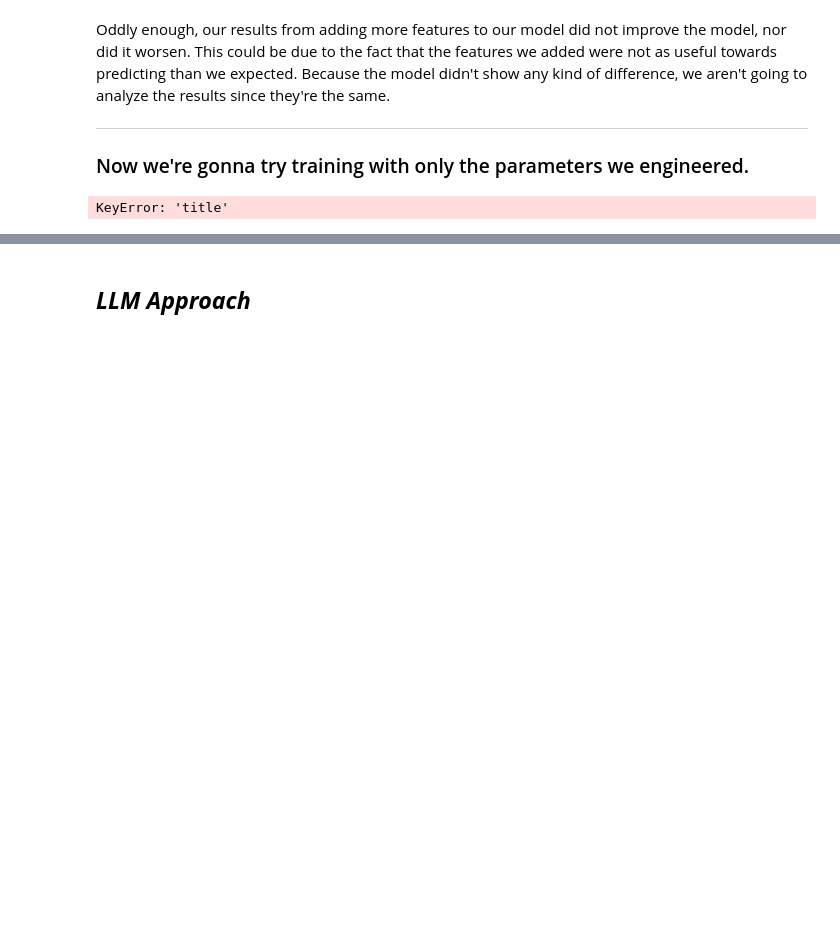
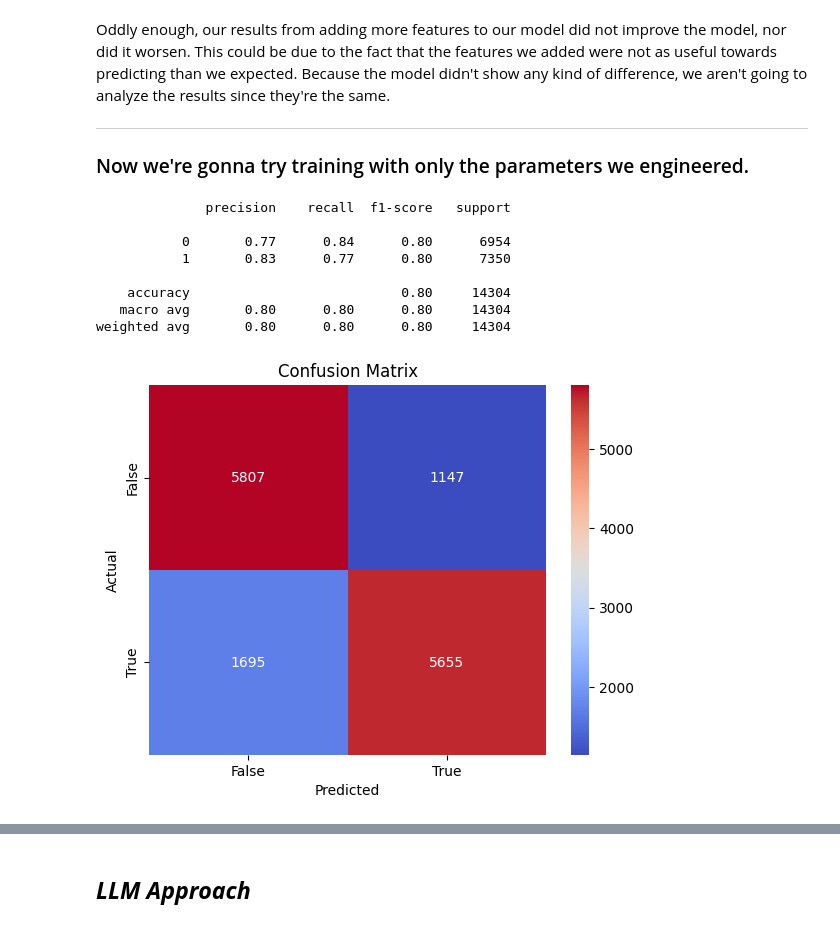
Before and after one commit to pknepps/fake-news-analysis, a Jupyter notebook: training.ipynb, the cells around one changed output, grey strips where cells are left out. Cells and saved outputs as stored; diff of their text form; code cells hidden in the pictures; blank space fills up the shorter version.

Commit message:
fixed error with feature-engineered model

```diff
--- a/training.ipynb
+++ b/training.ipynb
@@ -546,11 +546,6 @@ Y = with_len['label']
 # split the data into training and testing sets
 X_train, X_test, y_train, y_test = train_test_split(X, Y, test_size=0.2, random_state=42)
 
-# convert titles into a Bag of Words matrix
-vectorizer = TfidfVectorizer()
-X_train = vectorizer.fit_transform(X_train['title']).toarray()
-X_test = vectorizer.transform(X_test['title']).toarray()
-
 # create a logistic regression model
 model = LogisticRegression(max_iter=1000)
 
@@ -563,4 +558,31 @@ y_pred = model.predict(X_test)
 # get statistics
 print(classification_report(y_test, y_pred))
 # %% [output]
-KeyError: 'title'
+              precision    recall  f1-score   support
+
+           0       0.77      0.84      0.80      6954
+           1       0.83      0.77      0.80      7350
+
+    accuracy                           0.80     14304
+   macro avg       0.80      0.80      0.80     14304
+weighted avg       0.80      0.80      0.80     14304
+# %%
+# confusion matrix from sklearn
+from sklearn.metrics import confusion_matrix
+
+# create confusion matrix
+cm = confusion_matrix(y_test, y_pred)
+
+# plot confusion matrix
+sns.heatmap(cm, annot=True, cmap="coolwarm", cbar=True, fmt='d')
+plt.title("Confusion Matrix")
+plt.xlabel("Predicted")
+plt.ylabel("Actual")
+
+# Set custom tick labels
+plt.xticks(ticks=[0.5, 1.5], labels=['False', 'True'])
+plt.yticks(ticks=[0.5, 1.5], labels=['False', 'True'])
+
+plt.show()
+# %% [output]
+[figure, added]
```
Also changed, not shown: parts of 2 cells of this notebook.
